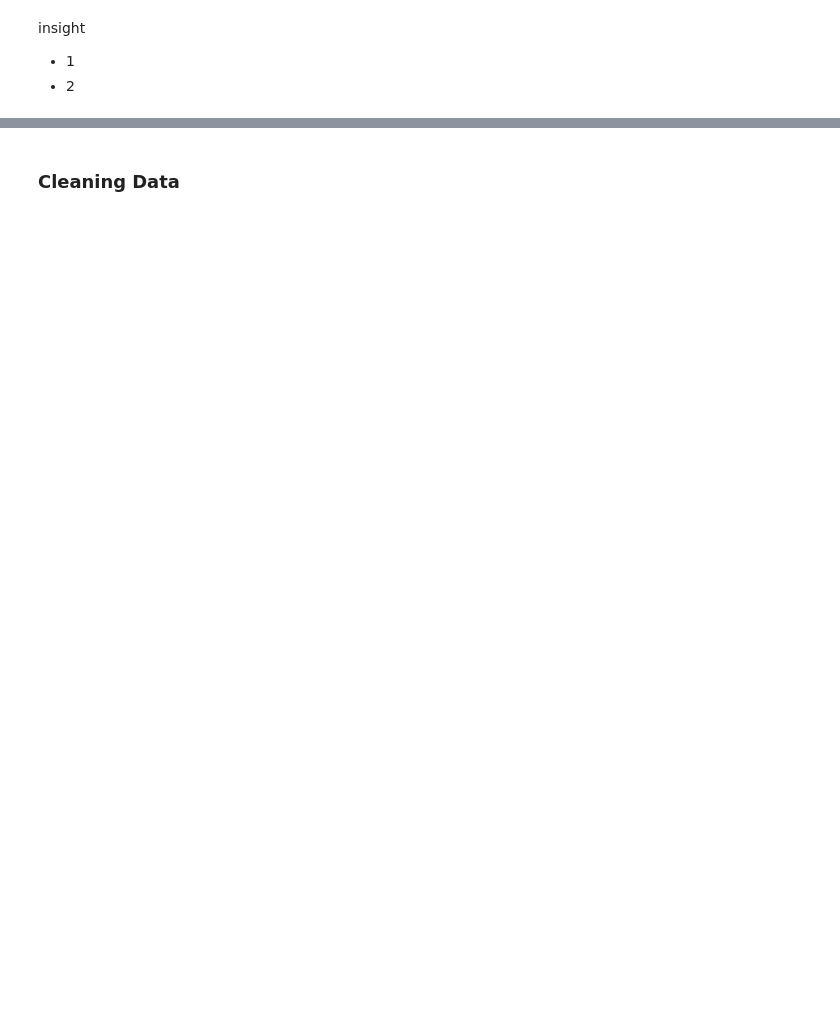
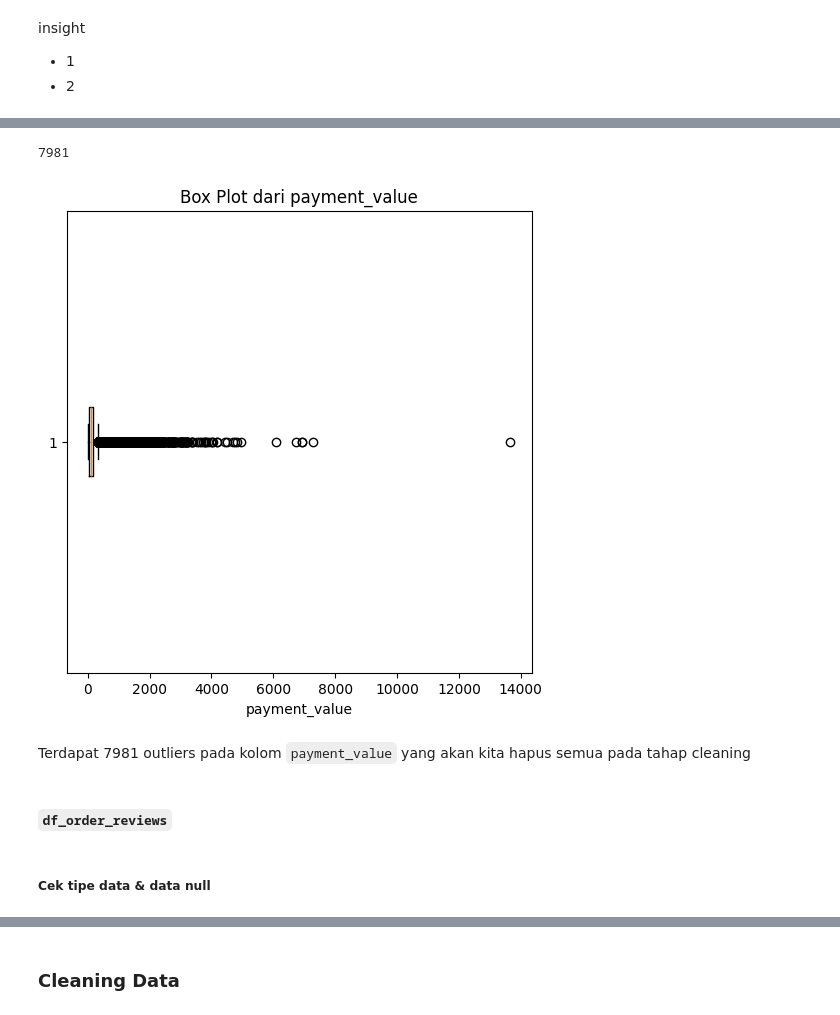
Before and after one commit to hibnastiar27/brazilian-e-commerce-analysis, a Jupyter notebook: notebook.ipynb, the cells around one changed output, grey strips where cells are left out. Drawn from its saved outputs; the diff is of its cells as text; code cells hidden in the pictures; blank space fills up the shorter version.

```diff
--- a/notebook.ipynb
+++ b/notebook.ipynb
@@ -135,0 +532,32 @@ insight
+# %%
+# outliers payment_value
+q1_pembayaran = df_order_payments['payment_value'].quantile(.25)
+q3_pembayaran = df_order_payments['payment_value'].quantile(.75)
+iqr_pembayaran = q3_pembayaran - q1_pembayaran
+
+lower_bound_pembayaran = q1_pembayaran - 1.5 * iqr_pembayaran
+upper_bound_pembayaran = q3_pembayaran + 1.5 * iqr_pembayaran
+
+outliers_pembayaran = df_order_payments[
+    (df_order_payments['payment_value'] < lower_bound_pembayaran) |
+    (df_order_payments['payment_value'] > upper_bound_pembayaran)
+]
+
+print(len(outliers_pembayaran))
+# %% [output]
+7981
+# %%
+# visualisasi outliers dari lower_bound_pembayaran
+plt.figure(figsize=(6, 6))
+plt.boxplot(df_order_payments['payment_value'], vert=False)
+plt.title('Box Plot dari payment_value')
+plt.xlabel('payment_value')
+plt.show()
+# %% [output]
+[figure, added]
+# %% [markdown]
+Terdapat 7981 outliers pada kolom `payment_value` yang akan kita hapus semua pada tahap cleaning
+# %% [markdown]
+#### `df_order_reviews`
+# %% [markdown]
+##### Cek tipe data & data null
```
Also changed, not shown: parts of 126 cells of this notebook.
